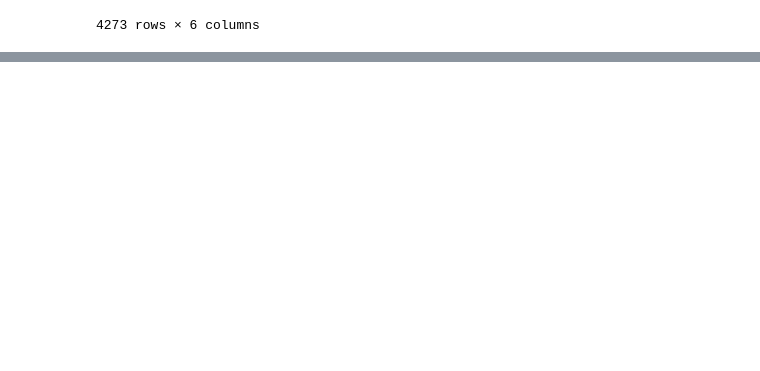
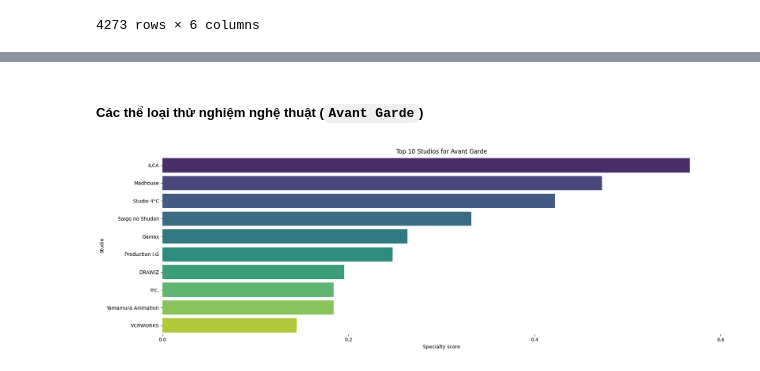
Before and after one commit to MinhHung7/Final_Project_DataScienceProgramming, a Jupyter notebook: studio_genre_specialty.ipynb, the cells around one changed output, grey strips where cells are left out. Cells and saved outputs as stored; diff of their text form; code cells hidden in the pictures; blank space fills up the shorter version.

```diff
--- a/studio_genre_specialty.ipynb
+++ b/studio_genre_specialty.ipynb
@@ -368,0 +323,7 @@ Nhận xét:
+# %% [markdown]
+##### Các thể loại thử nghiệm nghệ thuật (`Avant Garde`)
+# %%
+genres = ['Avant Garde']
+drar_bar_chart(grouped_df, genres, 10, 1)
+# %% [output]
+[figure, added]
```
Also changed, not shown: parts of 39 cells of this notebook.
